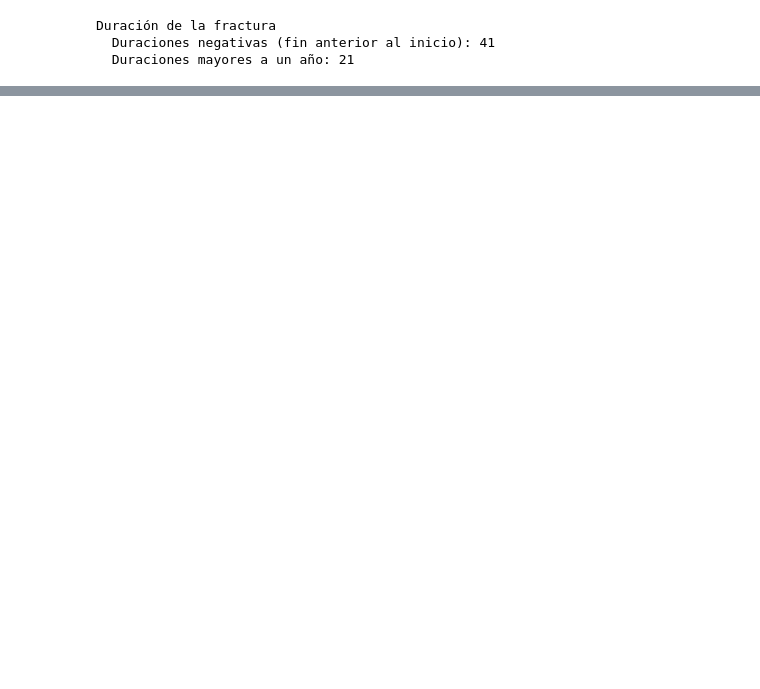
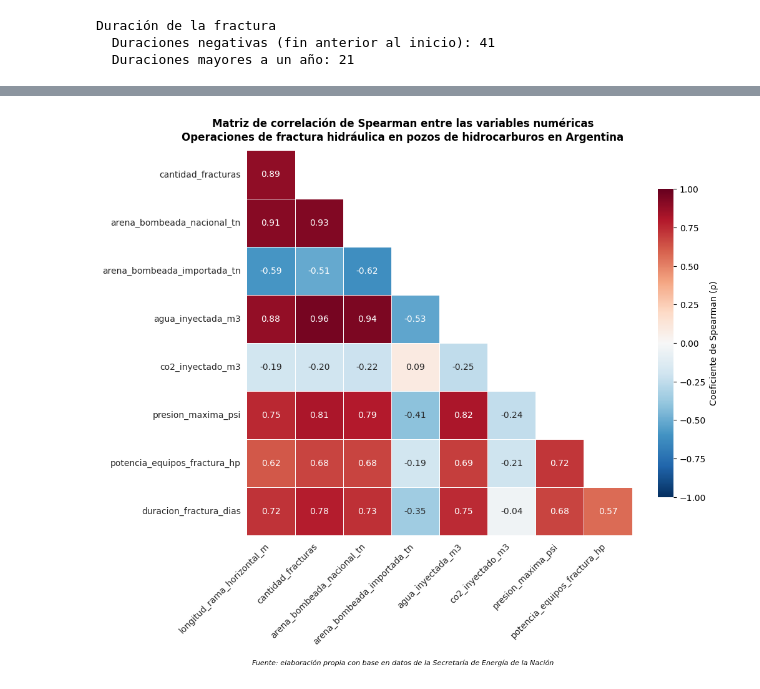
Before and after one commit to 1Claure/Ingenieria_De_Software, a Jupyter notebook: fase_2_data_understanding.ipynb, the cells around one changed output, grey strips where cells are left out. Saved outputs shown, nothing was run; the diff lists cells and outputs as text; code cells hidden in the pictures; blank space fills up the shorter version.

```diff
--- a/fase_2_data_understanding.ipynb
+++ b/fase_2_data_understanding.ipynb
@@ -829,0 +853,29 @@ Si existen variables muy correlacionadas entre sí, podría ser conveniente elim
+# %%
+# @title Matriz de correlación de Spearman
+corr_spearman = df_dist.corr(method="spearman")
+
+# Se muestra sólo el triángulo inferior (la matriz es simétrica)
+corr_tri = corr_spearman.iloc[1:, :-1]
+mascara = np.triu(np.ones_like(corr_tri, dtype=bool), k=1)
+
+with sns.axes_style("white"):
+    fig, ax = plt.subplots(figsize=(11, 9))
+
+sns.heatmap(corr_tri, mask=mascara, annot=True, fmt=".2f", cmap="RdBu_r",
+            vmin=-1, vmax=1, center=0, square=True, linewidths=0.5,
+            cbar_kws={"label": "Coeficiente de Spearman (ρ)", "shrink": 0.8}, ax=ax)
+ax.tick_params(axis="x", rotation=45)
+plt.setp(ax.get_xticklabels(), ha="right")
+
+plt.suptitle(
+    "Matriz de correlación de Spearman entre las variables numéricas\n"
+    "Operaciones de fractura hidráulica en pozos de hidrocarburos en Argentina",
+    fontsize=12, fontweight="bold",
+)
+fig.text(0.5, 0.005,
+         "Fuente: elaboración propia con base en datos de la Secretaría de Energía de la Nación",
+         ha="center", va="bottom", fontsize=8, style="italic")
+plt.tight_layout(rect=[0, 0.03, 1, 1])
+plt.show()
+# %% [output]
+[figure, added]
```
Also changed, not shown: parts of 50 cells of this notebook.
